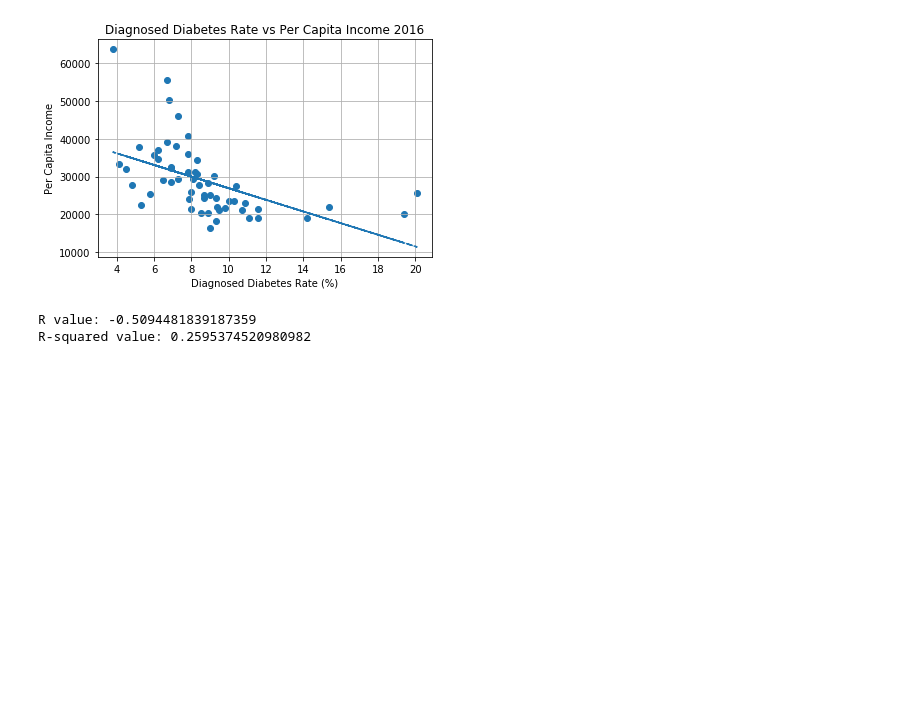
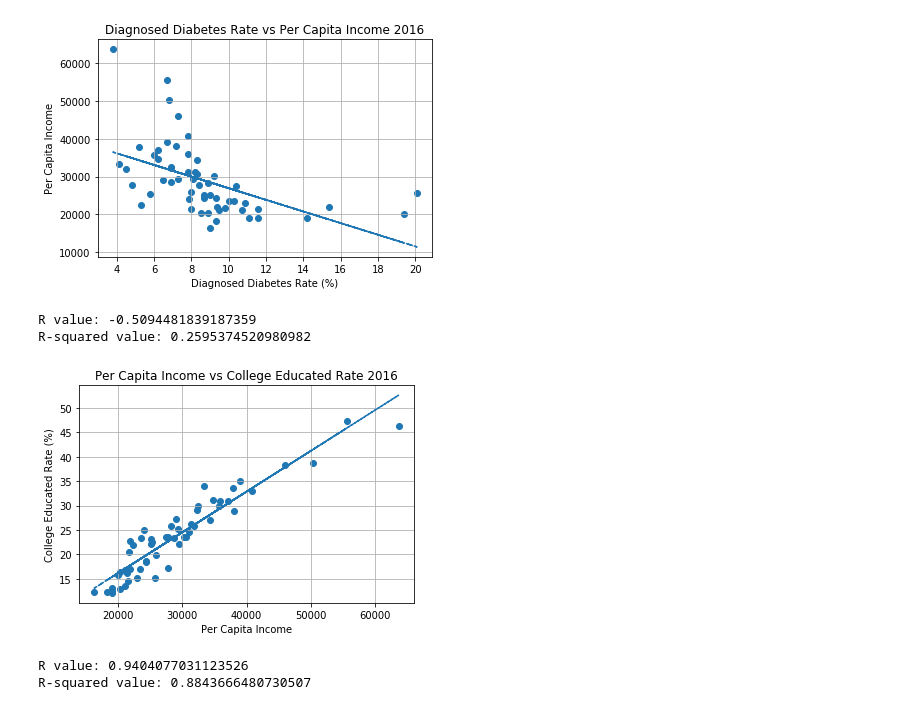
Before and after one commit to improvbutterfly/Fast-Food-Analysis-California, a Jupyter notebook: Analysis/chart_code_pretty.ipynb, the cells around one changed output. Drawn from its saved outputs; the diff is of its cells as text; code cells hidden in the pictures; blank space fills up the shorter version.

Commit message:
Added income vs. college educated rate

```diff
--- a/Analysis/chart_code_pretty.ipynb
+++ b/Analysis/chart_code_pretty.ipynb
@@ -581,3 +581,23 @@ print(f"R-squared value: {vc_r**2}")
 [figure]
 R value: -0.5094481839187359
 R-squared value: 0.2595374520980982
+# %%
+# College education vs. diagnosed diabetes rate
+plt.scatter(huge_df["Per Capita Income 2016"], huge_df["College Rate 2016"])
+plt.title("Per Capita Income vs College Educated Rate 2016")
+plt.xlabel("Per Capita Income")
+plt.ylabel("College Educated Rate (%)")
+plt.grid(True)
+
+
+(vc_slope, vc_int, vc_r, vc_p, vc_std_err) = stats.linregress(huge_df["Per Capita Income 2016"], huge_df["College Rate 2016"])
+linear_reg = vc_slope * huge_df["Per Capita Income 2016"] + vc_int
+plt.plot(huge_df["Per Capita Income 2016"],linear_reg,"--")
+plt.savefig("charts/income_college_2016.png")
+plt.show()
+print(f"R value: {vc_r}")
+print(f"R-squared value: {vc_r**2}")
+# %% [output]
+[figure, added]
+R value: 0.9404077031123526
+R-squared value: 0.8843666480730507
```
Also changed, not shown: 2 other files.
